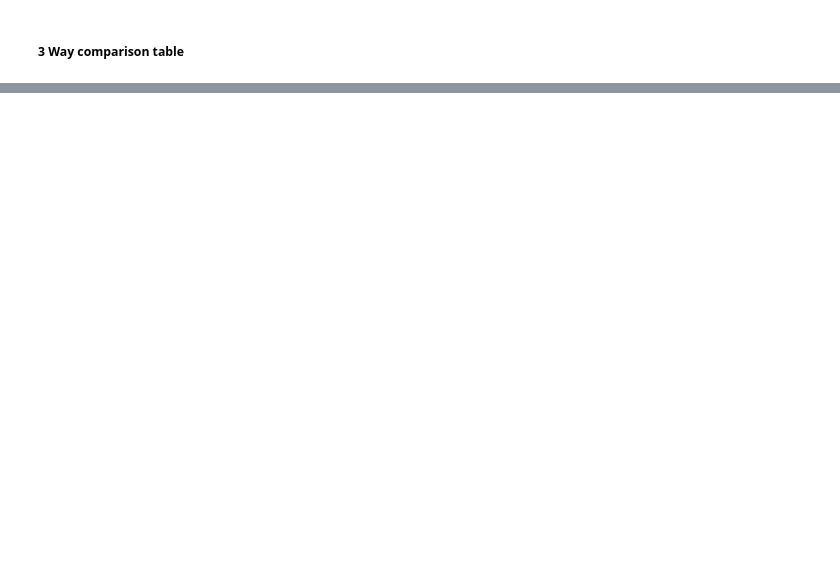
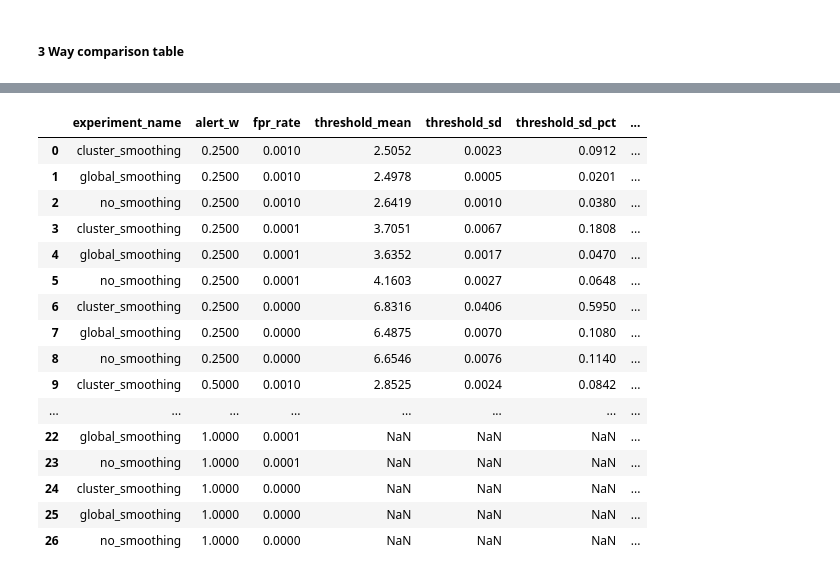
Before and after one commit to adam-broomhead/cybersecurity_thesis, a Jupyter notebook: notebooks/Pipeline_py/203_results_analysis.ipynb, the cells around one changed output, grey strips where cells are left out. Cells and saved outputs as stored; diff of their text form; code cells hidden in the pictures; blank space fills up the shorter version.

```diff
--- a/notebooks/Pipeline_py/203_results_analysis.ipynb
+++ b/notebooks/Pipeline_py/203_results_analysis.ipynb
@@ -243,0 +305,67 @@ model_comparison_output
+# %%
+import numpy as np
+import pandas as pd
+from scipy.special import ndtri
+
+import l_result_preperation as l
+import utils as ut
+
+runtime_configs = ut.load_json5('runtime_configs')
+
+detection = l.get_attack_detection_summary(
+    results_dir=ut.results_dir,
+    n_test_seeds=runtime_configs['n_test_seeds'])
+
+# Threshold is identical across attack sizes, so remove the repeated rows
+threshold_check = (
+    detection[
+        ['experiment_name', 'alert_w', 'fpr_rate',
+         'threshold_mean', 'threshold_sd']
+    ]
+    .drop_duplicates()
+    .assign(
+        threshold_sd_pct=lambda d:
+            100 * d['threshold_sd'] / d['threshold_mean'],
+
+        theoretical_ewma_sd=lambda d:
+            np.sqrt(d['alert_w'] / (2 - d['alert_w'])),
+
+        theoretical_threshold=lambda d:
+            -ndtri(d['fpr_rate']) * d['theoretical_ewma_sd'],
+
+        threshold_vs_theory=lambda d:
+            d['threshold_mean'] / d['theoretical_threshold'],
+
+        distance_from_z_cap=lambda d:
+            -ndtri(1e-30) - d['threshold_mean']
+    )
+    .sort_values(
+        ['alert_w', 'fpr_rate', 'experiment_name'],
+        ascending=[True, False, True])
+    .reset_index(drop=True)
+)
+
+with pd.option_context(
+    'display.max_rows', None,
+    'display.max_columns', None,
+    'display.float_format', '{:.4f}'.format):
+
+    display(threshold_check)
+# %% [output]
+|  | experiment_name | alert_w | fpr_rate | threshold_mean | threshold_sd | threshold_sd_pct | ... |
+| 0 | cluster_smoothing | 0.2500 | 0.0010 | 2.5052 | 0.0023 | 0.0912 | ... |
+| 1 | global_smoothing | 0.2500 | 0.0010 | 2.4978 | 0.0005 | 0.0201 | ... |
+| 2 | no_smoothing | 0.2500 | 0.0010 | 2.6419 | 0.0010 | 0.0380 | ... |
+| 3 | cluster_smoothing | 0.2500 | 0.0001 | 3.7051 | 0.0067 | 0.1808 | ... |
+| 4 | global_smoothing | 0.2500 | 0.0001 | 3.6352 | 0.0017 | 0.0470 | ... |
+| 5 | no_smoothing | 0.2500 | 0.0001 | 4.1603 | 0.0027 | 0.0648 | ... |
+| 6 | cluster_smoothing | 0.2500 | 0.0000 | 6.8316 | 0.0406 | 0.5950 | ... |
+| 7 | global_smoothing | 0.2500 | 0.0000 | 6.4875 | 0.0070 | 0.1080 | ... |
+| 8 | no_smoothing | 0.2500 | 0.0000 | 6.6546 | 0.0076 | 0.1140 | ... |
+| 9 | cluster_smoothing | 0.5000 | 0.0010 | 2.8525 | 0.0024 | 0.0842 | ... |
+| ... | ... | ... | ... | ... | ... | ... | ... |
+| 22 | global_smoothing | 1.0000 | 0.0001 | NaN | NaN | NaN | ... |
+| 23 | no_smoothing | 1.0000 | 0.0001 | NaN | NaN | NaN | ... |
+| 24 | cluster_smoothing | 1.0000 | 0.0000 | NaN | NaN | NaN | ... |
+| 25 | global_smoothing | 1.0000 | 0.0000 | NaN | NaN | NaN | ... |
+| 26 | no_smoothing | 1.0000 | 0.0000 | NaN | NaN | NaN | ... |
```
Also changed, not shown: parts of 11 cells of this notebook, 13 other files.
